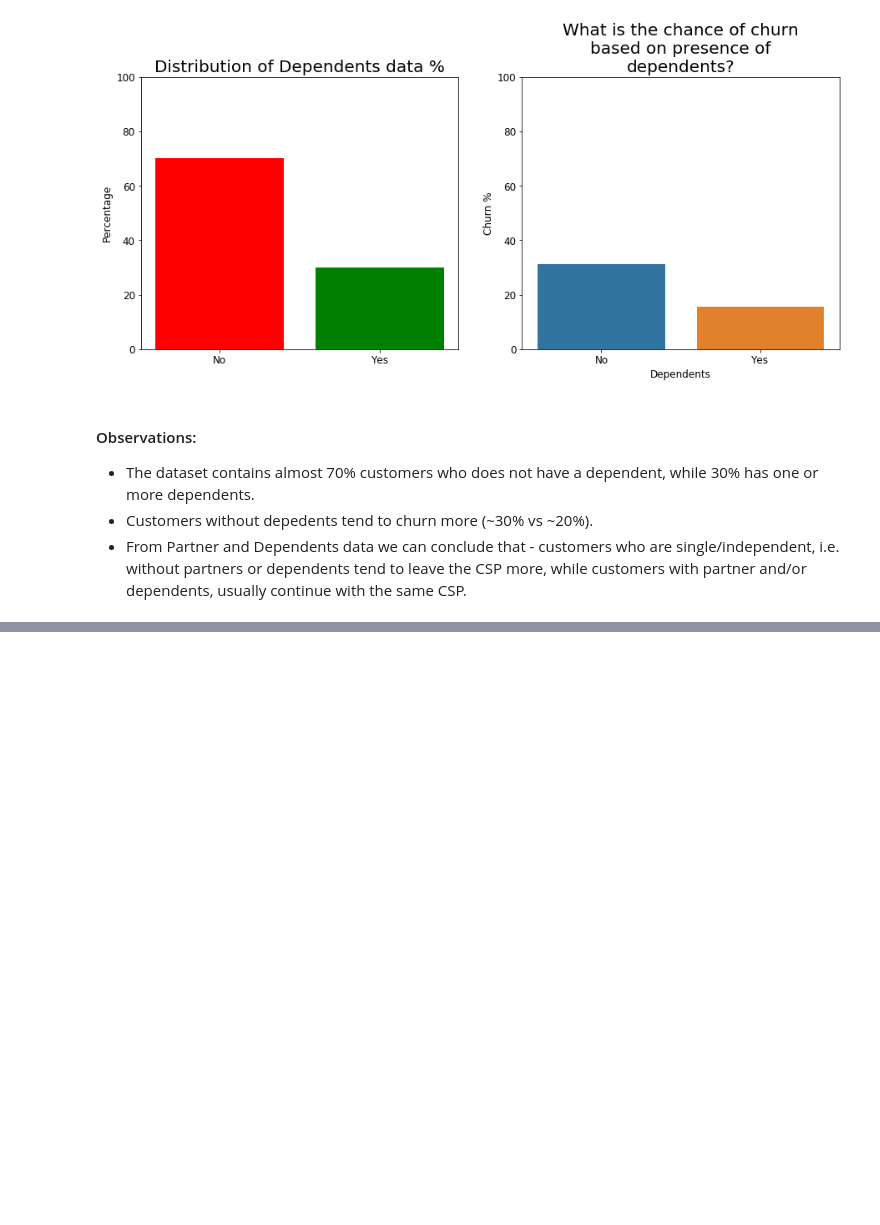
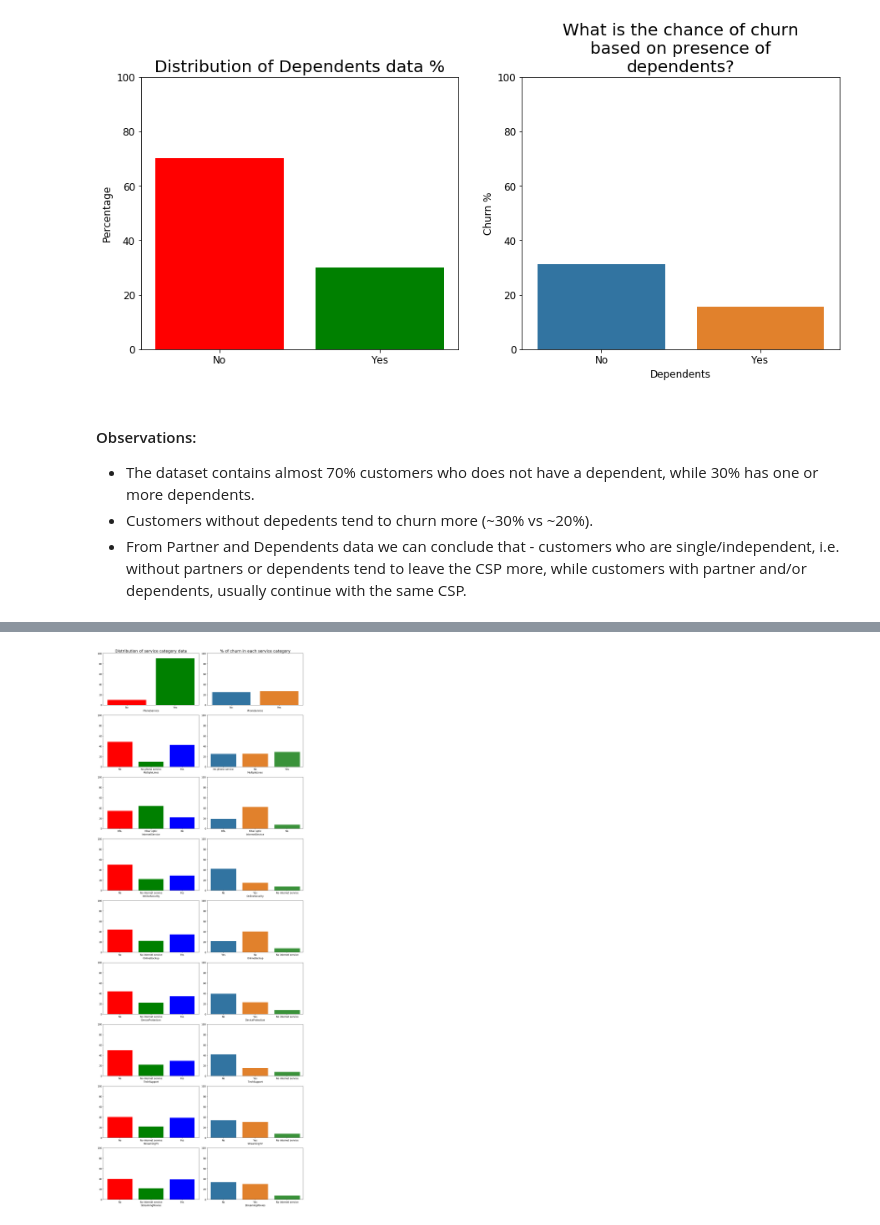
Before and after one commit to SupratimH/learning-data-science, a Jupyter notebook: project-playground/telco-customer-churn-basic-eda.ipynb, the cells around one changed output, grey strips where cells are left out. Drawn from its saved outputs; the diff is of its cells as text; code cells hidden in the pictures; blank space fills up the shorter version.

```diff
--- a/project-playground/telco-customer-churn-basic-eda.ipynb
+++ b/project-playground/telco-customer-churn-basic-eda.ipynb
@@ -349,0 +417,37 @@ Name: SeniorCitizen, dtype: int64
+# %%
+Services = ['PhoneService', 'MultipleLines', 'InternetService', 'OnlineSecurity', 'OnlineBackup',
+            'DeviceProtection', 'TechSupport', 'StreamingTV', 'StreamingMovies']
+n_cols = 2
+n_rows = len(Services)
+fig = plt.figure(figsize=(15,40))
+#fig.suptitle('Distribution of Service Types and relation with Churn')
+idx = 0
+
+for serviceType in enumerate(Services):
+    # Fetch data of Service Type
+    data = train_data[serviceType[1]].value_counts(normalize=True).sort_index()
+
+    # Now, plot the data
+    i = 0
+    for i in range(n_cols):
+        idx+=1
+        axes = fig.add_subplot(n_rows, n_cols, idx)
+
+        # On column 1 - Plot the data distribution on bar plot
+        if idx%2 != 0:
+            axes.bar(data.index, data*100, color=my_colors)
+        # On column 2 - Plot the percentage of churns on each service type
+        else:
+            sns.barplot(x=serviceType[1], y=train_data.ChurnVal*100, data=train_data, ci=None, ax=axes)
+
+        if idx == 1 : axes.set_title('Distribution of service category data')
+        if idx == 2 : axes.set_title('% of churn in each service category')
+
+        axes.set_xlabel(serviceType[1])
+        axes.set_ylabel('')
+        axes.set_ylim(0,100)
+
+fig.tight_layout()
+plt.show()
+# %% [output]
+[figure, added]
```
Also changed, not shown: parts of 40 cells of this notebook.
